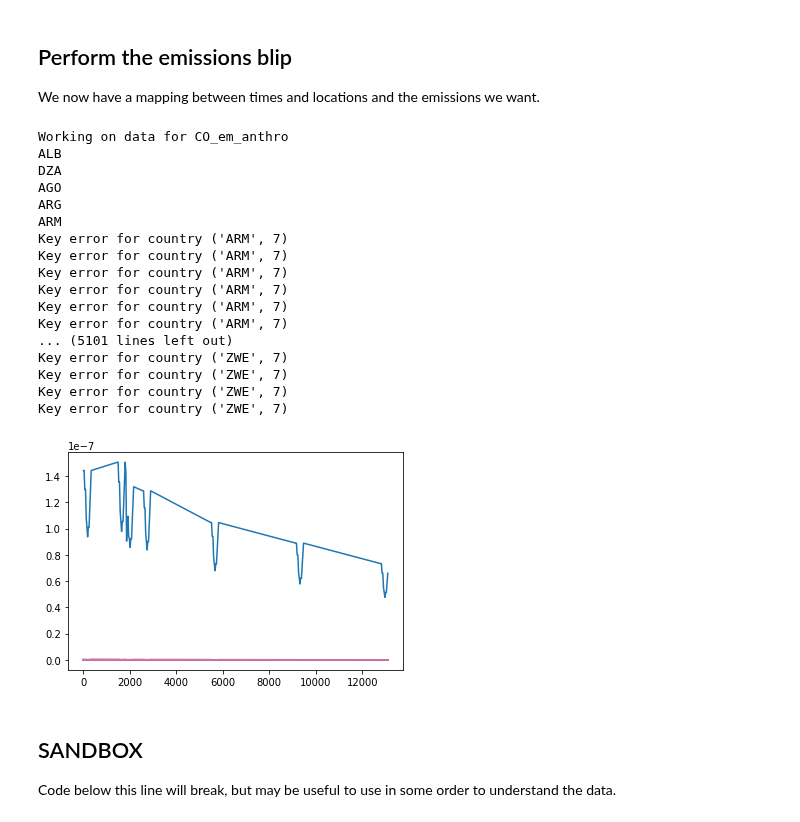
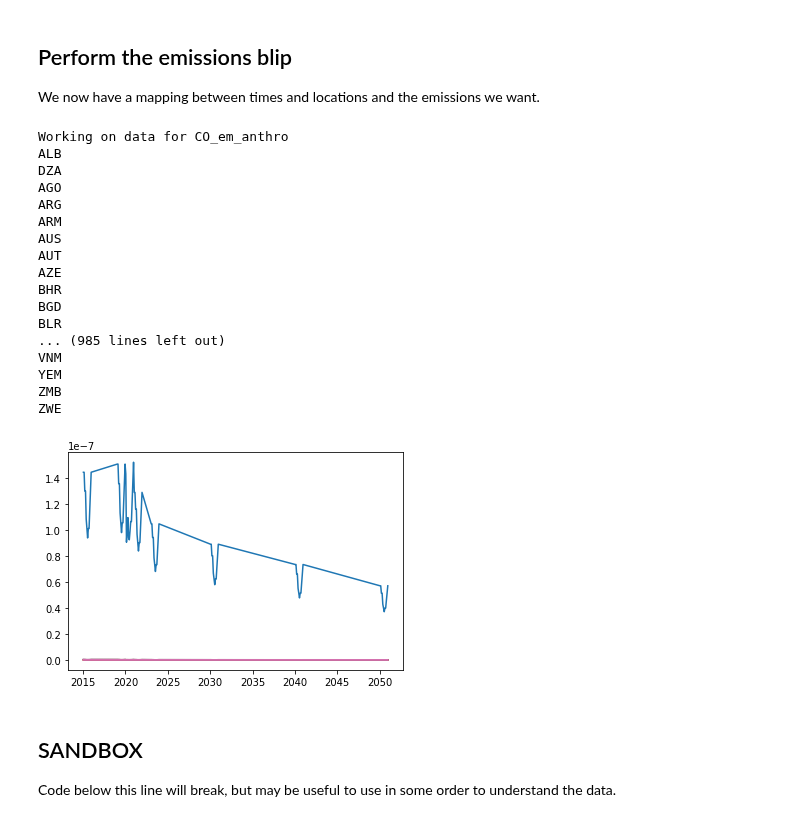
Before and after one commit to Rlamboll/modify_COVID19_netCDF_Emissions, a Jupyter notebook: calculations/COVID19EmissionsCalcAerosols.ipynb, the cells around one changed output. Saved outputs shown, nothing was run; the diff lists cells and outputs as text; code cells hidden in the pictures.

Commit message:
Use a flat rate for modifying the remainder of 2021 in aerosols calc

```diff
--- a/calculations/COVID19EmissionsCalcAerosols.ipynb
+++ b/calculations/COVID19EmissionsCalcAerosols.ipynb
@@ -39,8 +39,14 @@ key_variables = [
 # The name to affix on the variables output
 scenario_string = "test.nc"
 
+def convert_years_to_days(year):
+    return (year - 2015) * 365
+
 # We don't want data after 2050. Data is recorded in 365-day years
-tcutoff = (2051 - 2015) * 365
+tcutoff = convert_years_to_days(2050.99)
+# We apply a uniform rate to discount some time period between flatrate_start and flatrate_end
+flatrate_start =  convert_years_to_days(2020.5)
+flatrate_end =  convert_years_to_days(2022)
 # %%
 assert len(files_to_blip) == len(key_variables) # check input
 # %% [markdown]
@@ -222,6 +228,10 @@ time_dict[mappable_times.iloc[-1]] = list(remaining_times)
 blip_factors_av = pd.DataFrame(index=blip_factors_multi.index, columns=time_dict.keys())
 for key, val in time_dict.items():
     blip_factors_av[key] = blip_factors_multi[list(str(v) for v in val)].mean(axis=1)
+# %%
+def insert_year_of_data(year, data):
+    for i in range(1,13):
+        insert_interpolated_point(data, (year - 2015) * 365 + data.variables["time"][(i - 1)], 12, i)
 # %% [markdown]
 ## Perform the emissions blip
 We now have a mapping between times and locations and the emissions we want.
@@ -230,52 +238,67 @@ nox_0.close()
+# %%
+flatrate_timeinds = np.where((nox_0.variables["time"][:] <= flatrate_end) & (nox_0.variables["time"][:] >= flatrate_start))[0]
+nox_0.close()
+varrate_timeinds = [ind for ind in blip_factors_av.columns if ind < flatrate_start]
 # %%
 all_valid_countries = [c for c in all_countries if c in country_coord_dict.keys()]
 # %%
 for fileind in range(len(files_to_blip)):
     file = files_to_blip[fileind]
     data = copy_netcdf_file(file, input_folder, output_folder, scenario_string)
     output = data.variables[key_variables[fileind]][:, :, :, :]
     print("Working on data for {}".format(key_variables[fileind]))
-    # Insert interpolated points in 2019 and 2022 (not leap years).
-    for i in range(1,13):
-        insert_interpolated_point(data, 4 * 365 + data.variables["time"][(i - 1)], 12, i)
-    for i in range(1,13):
-        insert_interpolated_point(data, 7 * 365 + data.variables["time"][(i - 1)], 12, i)
+    # Insert interpolated points in 2019, 2021, 2022 and 2023.
+    insert_year_of_data(2019, data)
+    insert_year_of_data(2021, data)
+    insert_year_of_data(2023, data)
+    # Modify points by a time-and country dependent value in 2020
     for country in all_valid_countries:
         print(country)
-        for time in blip_factors_av.columns:
+        for time in varrate_timeinds:
             timeind = np.where(data.variables["time"][:] == time)[0]
             for sector in sectors_to_use:
                 try:
                     mult_fact = blip_factors_av[time].loc[country, sector] + 1
                     if mult_fact != 1.0: #This saves operations
                         for lati, longi in country_coord_dict[country]:
                             output[timeind, sector, lati, longi] *= mult_fact
                 except KeyError as e:
-                    print("Key error for country {}".format(e))
+                    continue
+        # Then make the changes for all of the flat rate times (same factor)
+        timeinds = flatrate_timeinds
+        for sector in sectors_to_use:
+            try:
+                mult_fact = blip_factors_av[-1].loc[country, sector] + 1
+                if mult_fact != 1.0: #This saves operations
+                    for lati, longi in country_coord_dict[country]:
+                        output[timeinds, sector, lati, longi] *= mult_fact
+            except KeyError as e:
+                continue
+    # for year in
     data.variables[key_variables[fileind]][:, :, :, :] = output
     data.close()
     data = cutoff_netcdf_time(output_folder, output_folder, file + scenario_string, tcutoff, scenario_string="_to_2050.nc")
-    plt.plot(data.variables["time"][:], data.variables[key_variables[fileind]][:,  2, 262, 605])
+    plt.plot(data.variables["time"][:]/365 + 2015, data.variables[key_variables[fileind]][:,  2, 262, 605])
     data.close()
 # %% [output]
 Working on data for CO_em_anthro
 ALB
 DZA
 AGO
 ARG
 ARM
-Key error for country ('ARM', 7)
-Key error for country ('ARM', 7)
-Key error for country ('ARM', 7)
-Key error for country ('ARM', 7)
-Key error for country ('ARM', 7)
-Key error for country ('ARM', 7)
-... (5101 lines left out)
-Key error for country ('ZWE', 7)
-Key error for country ('ZWE', 7)
-Key error for country ('ZWE', 7)
-Key error for country ('ZWE', 7)
+AUS
+AUT
+AZE
+BHR
+BGD
+BLR
+... (985 lines left out)
+VNM
+YEM
+ZMB
+ZWE
-[figure, old version]
+[figure, new version]
 # %% [markdown]
 ## SANDBOX
 Code below this line will break, but may be useful to use in some order to understand the data.
```
Also changed, not shown: parts of 11 cells of this notebook.
